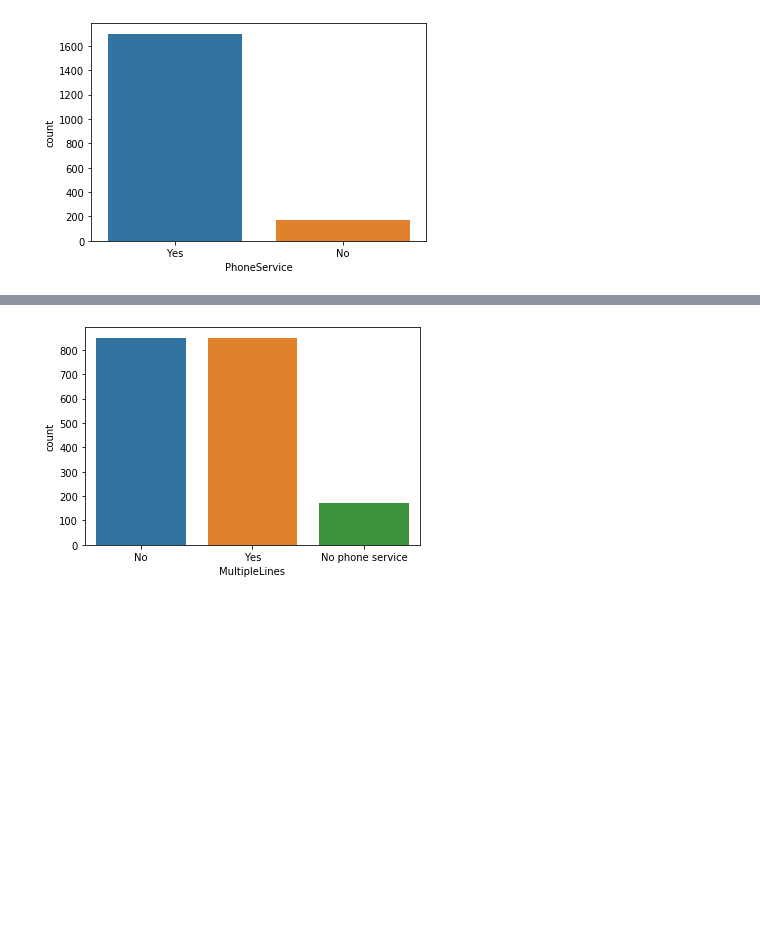
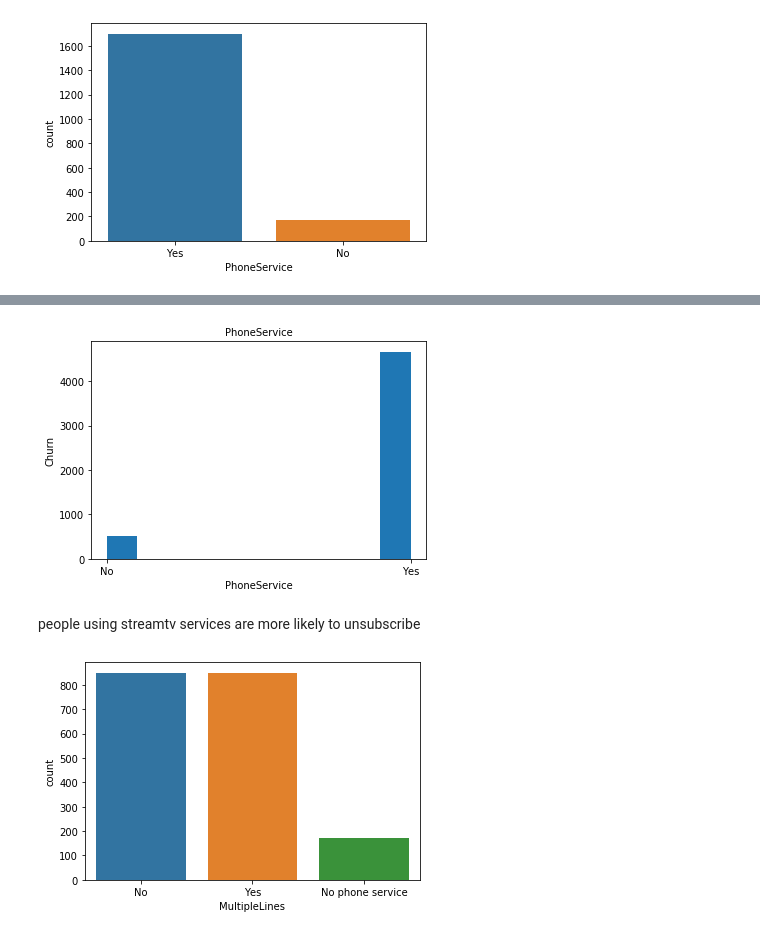
Before and after one commit to Bretius/Churn_Project, a Jupyter notebook: BretiusMustaphat_projetIBM.ipynb, the cells around one changed output, grey strips where cells are left out. Cells and saved outputs as stored; diff of their text form; code cells hidden in the pictures; blank space fills up the shorter version.

```diff
--- a/BretiusMustaphat_projetIBM.ipynb
+++ b/BretiusMustaphat_projetIBM.ipynb
@@ -285,3 +314,14 @@ people using streamtv services are more likely to unsubscribe
+# %%
+plt.hist(data_Churn['PhoneService'])
+
+plt.title("PhoneService", fontsize=10)
+plt.ylabel('Churn')
+plt.xlabel('PhoneService')
+plt.show()
+# %% [output]
+[figure, added]
+# %% [markdown]
+people using streamtv services are more likely to unsubscribe
 # %%
 ax = sns.countplot(x="MultipleLines", data = data_Churn)
 # %% [output]
```
Also changed, not shown: parts of 37 cells of this notebook, 1 other file.
